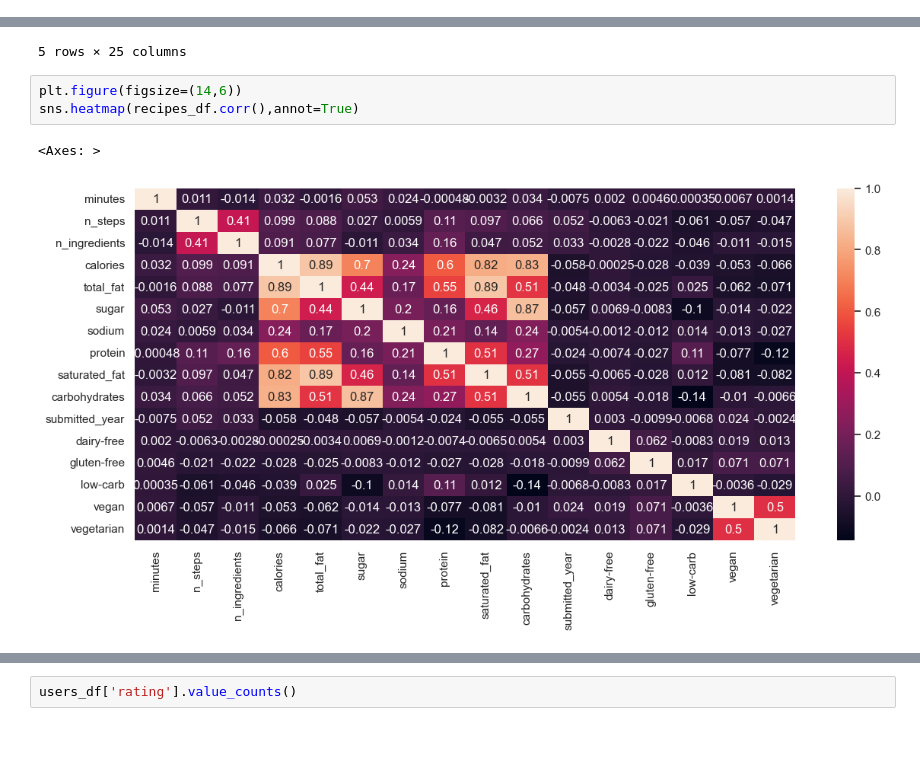
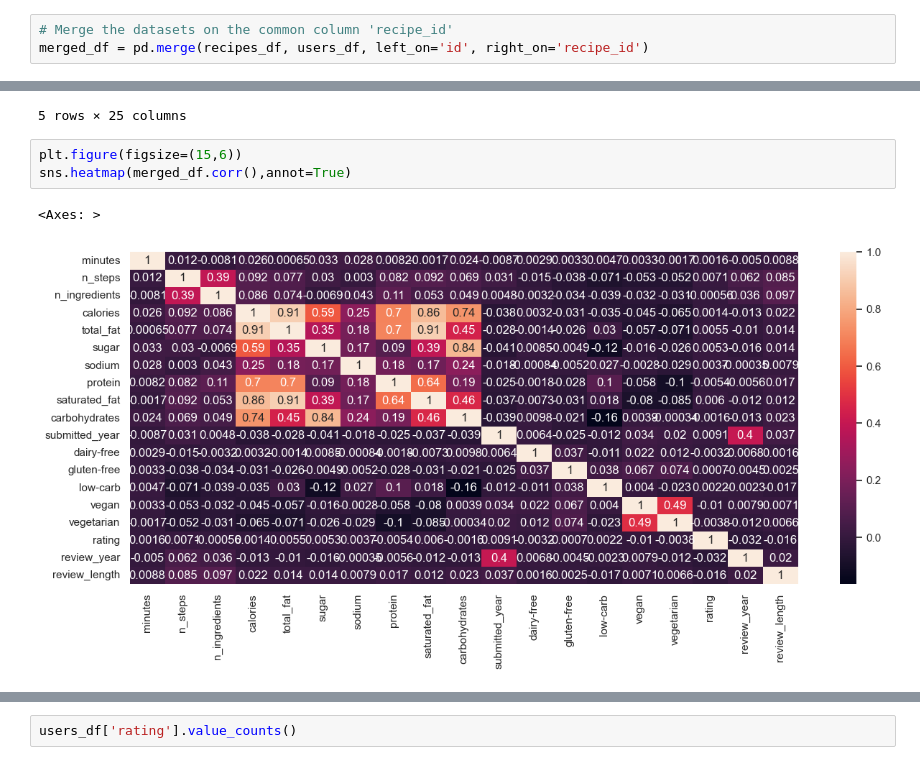
Before and after one commit to kli210/recipe_recommender_capstone, a Jupyter notebook: EDA.ipynb, the cells around one changed output, grey strips where cells are left out. Cells and saved outputs as stored; diff of their text form; blank space fills up the shorter version.

```diff
--- a/EDA.ipynb
+++ b/EDA.ipynb
@@ -67,3 +66,6 @@ food_df = pd.read_pickle('food.pkl')
+# %%
+# Merge the datasets on the common column 'recipe_id'
+merged_df = pd.merge(recipes_df, users_df, left_on='id', right_on='recipe_id')
 # %%
 recipes_df.info()
 # %% [output]
@@ -276,8 +196,8 @@ recipes_df.sort_values('calories', ascending=True).tail(5)
 | 165504 | powdered hot cocoa mix | 392286 | 10 | 180317 | 2009-09-28 | ['15-minutes-or-less', 'time-to-m... | 4 | ['mix all ingredients together in... | our family grew up on this cocoa ... | ... |
 5 rows × 25 columns
 # %%
-plt.figure(figsize=(14,6))
-sns.heatmap(recipes_df.corr(),annot=True)
+plt.figure(figsize=(15,6))
+sns.heatmap(merged_df.corr(),annot=True)
 # %% [output]
 <Axes: >
-[figure, old version]
+[figure, new version]
```
Also changed, not shown: parts of 21 cells of this notebook.
